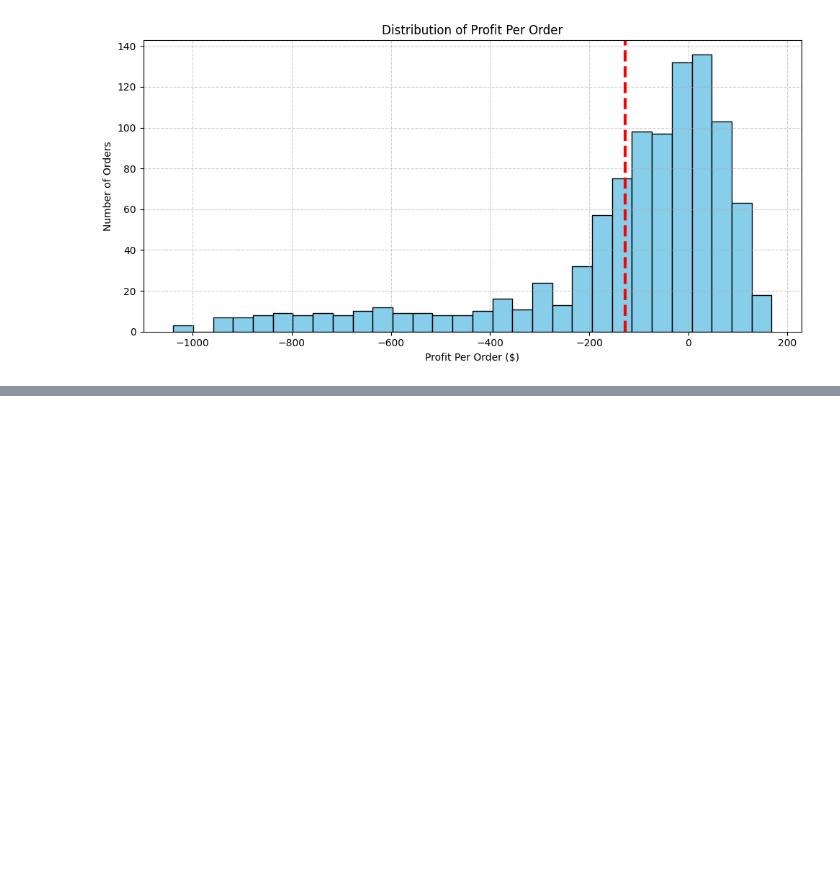
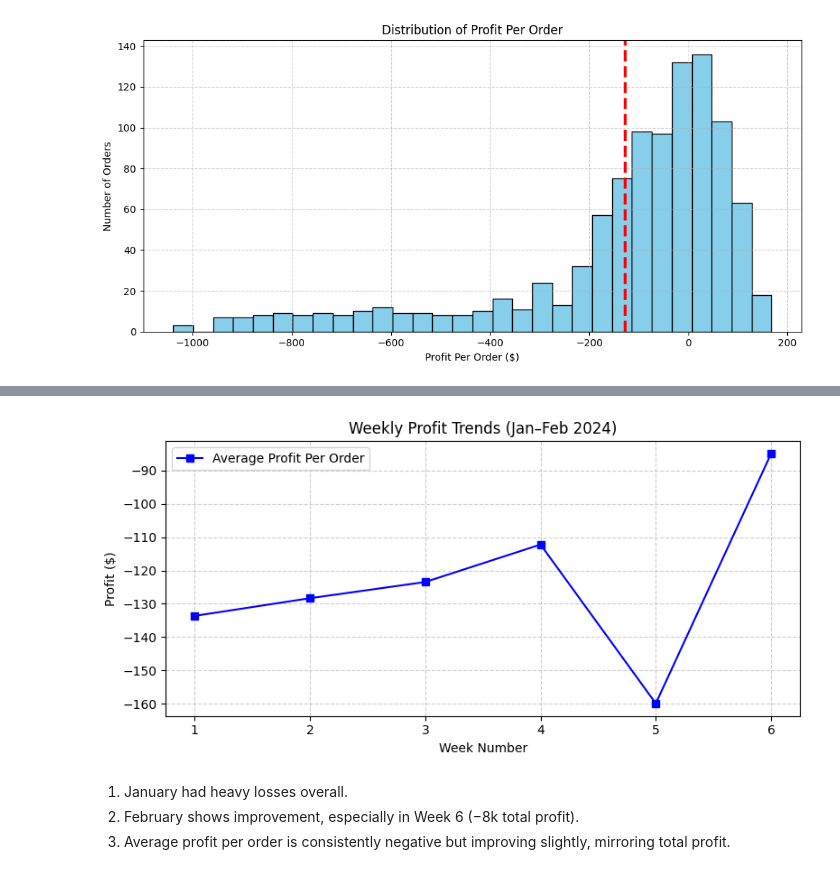
Before and after one commit to Darknight47/Data-Science-Projects-03, a Jupyter notebook: Cost_Profitability_analysis.ipynb, the cells around one changed output, grey strips where cells are left out. Saved outputs shown, nothing was run; the diff lists cells and outputs as text; code cells hidden in the pictures; blank space fills up the shorter version.

```diff
--- a/Cost_Profitability_analysis.ipynb
+++ b/Cost_Profitability_analysis.ipynb
@@ -303,0 +365,19 @@ plt.show()
+# %%
+plt.figure(figsize=(8, 4))
+
+plt.plot(weekly_profit['Week'], weekly_profit['Average Profit Per Order'], marker='s', label='Average Profit Per Order', color='blue')
+
+plt.title('Weekly Profit Trends (Jan–Feb 2024)')
+plt.xlabel('Week Number')
+plt.ylabel('Profit ($)')
+plt.xticks(weekly_profit['Week'])
+plt.grid(True, linestyle='--', alpha=0.6)
+plt.legend()
+plt.tight_layout()
+plt.show()
+# %% [output]
+[figure, added]
+# %% [markdown]
+1. January had heavy losses overall.
+2. February shows improvement, especially in Week 6 (−8k total profit).
+3. Average profit per order is consistently negative but improving slightly, mirroring total profit.
```
Also changed, not shown: parts of 13 cells of this notebook.
